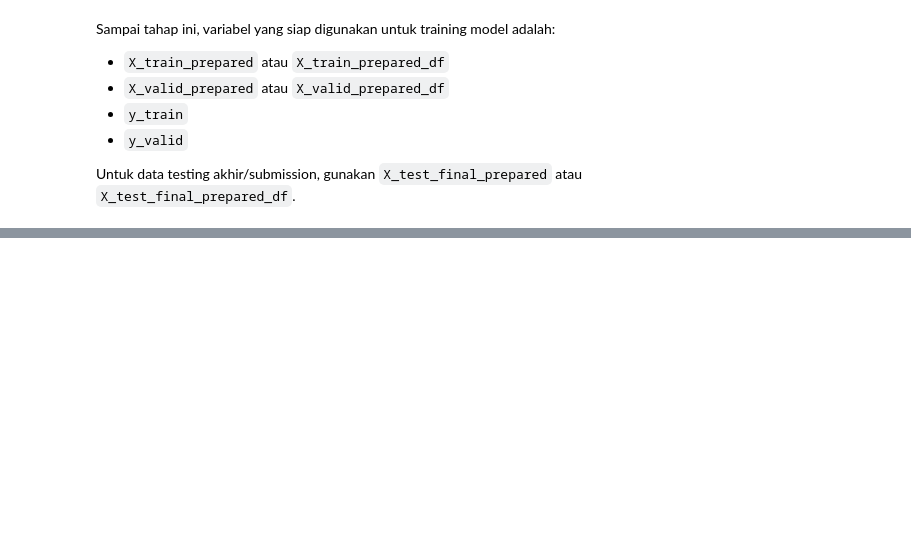
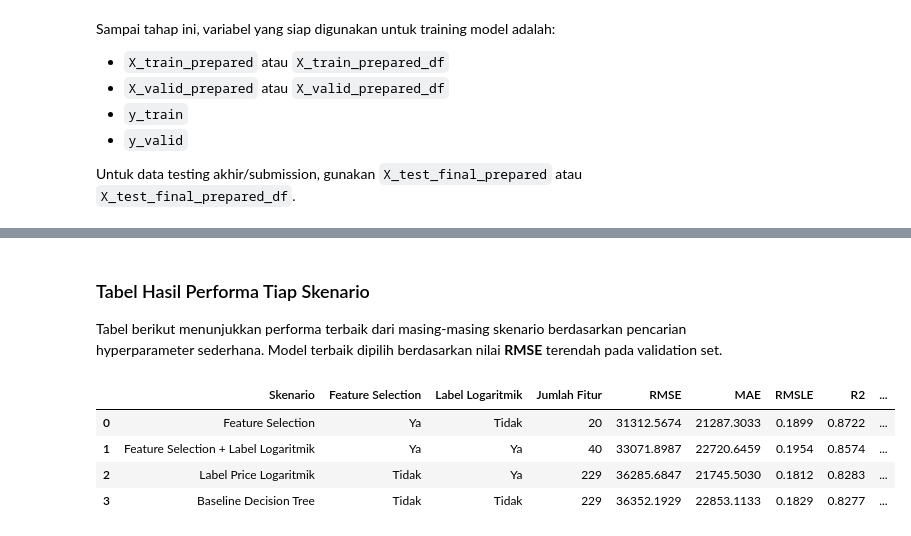
Before and after one commit to Winkyboo/fp-ml-kelompok-5, a Jupyter notebook: Program_KelasF_Kelompok5.ipynb, the cells around one changed output, grey strips where cells are left out. Cells and saved outputs as stored; diff of their text form; code cells hidden in the pictures; blank space fills up the shorter version.

```diff
--- a/Program_KelasF_Kelompok5.ipynb
+++ b/Program_KelasF_Kelompok5.ipynb
@@ -307,0 +481,22 @@ Untuk data testing akhir/submission, gunakan `X_test_final_prepared` atau `X_tes
+# %% [markdown]
+### Tabel Hasil Performa Tiap Skenario
+
+Tabel berikut menunjukkan performa terbaik dari masing-masing skenario berdasarkan pencarian hyperparameter sederhana. Model terbaik dipilih berdasarkan nilai **RMSE** terendah pada validation set.
+# %%
+results_df = pd.DataFrame(experiment_results)
+
+performance_columns = [
+    'Skenario', 'Feature Selection', 'Label Logaritmik', 'Jumlah Fitur',
+    'RMSE', 'MAE', 'RMSLE', 'R2', 'Best Params'
+]
+
+performance_table = results_df[performance_columns].copy()
+performance_table[['RMSE', 'MAE', 'RMSLE', 'R2']] = performance_table[['RMSE', 'MAE', 'RMSLE', 'R2']].round(4)
+performance_table = performance_table.sort_values('RMSE').reset_index(drop=True)
+performance_table
+# %% [output]
+|  | Skenario | Feature Selection | Label Logaritmik | Jumlah Fitur | RMSE | MAE | RMSLE | R2 | ... |
+| 0 | Feature Selection | Ya | Tidak | 20 | 31312.5674 | 21287.3033 | 0.1899 | 0.8722 | ... |
+| 1 | Feature Selection + Label Logaritmik | Ya | Ya | 40 | 33071.8987 | 22720.6459 | 0.1954 | 0.8574 | ... |
+| 2 | Label Price Logaritmik | Tidak | Ya | 229 | 36285.6847 | 21745.5030 | 0.1812 | 0.8283 | ... |
+| 3 | Baseline Decision Tree | Tidak | Tidak | 229 | 36352.1929 | 22853.1133 | 0.1829 | 0.8277 | ... |
```
Also changed, not shown: parts of 22 cells of this notebook.
